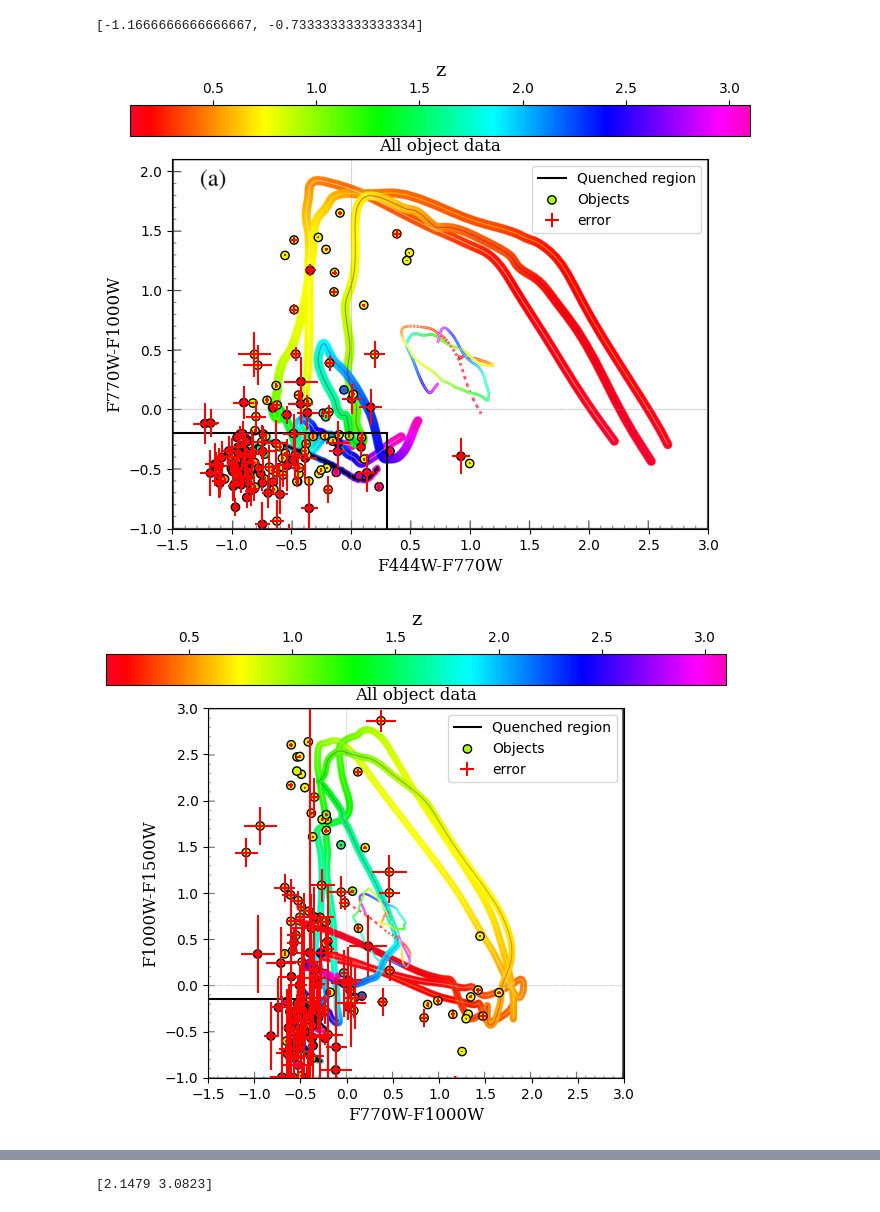
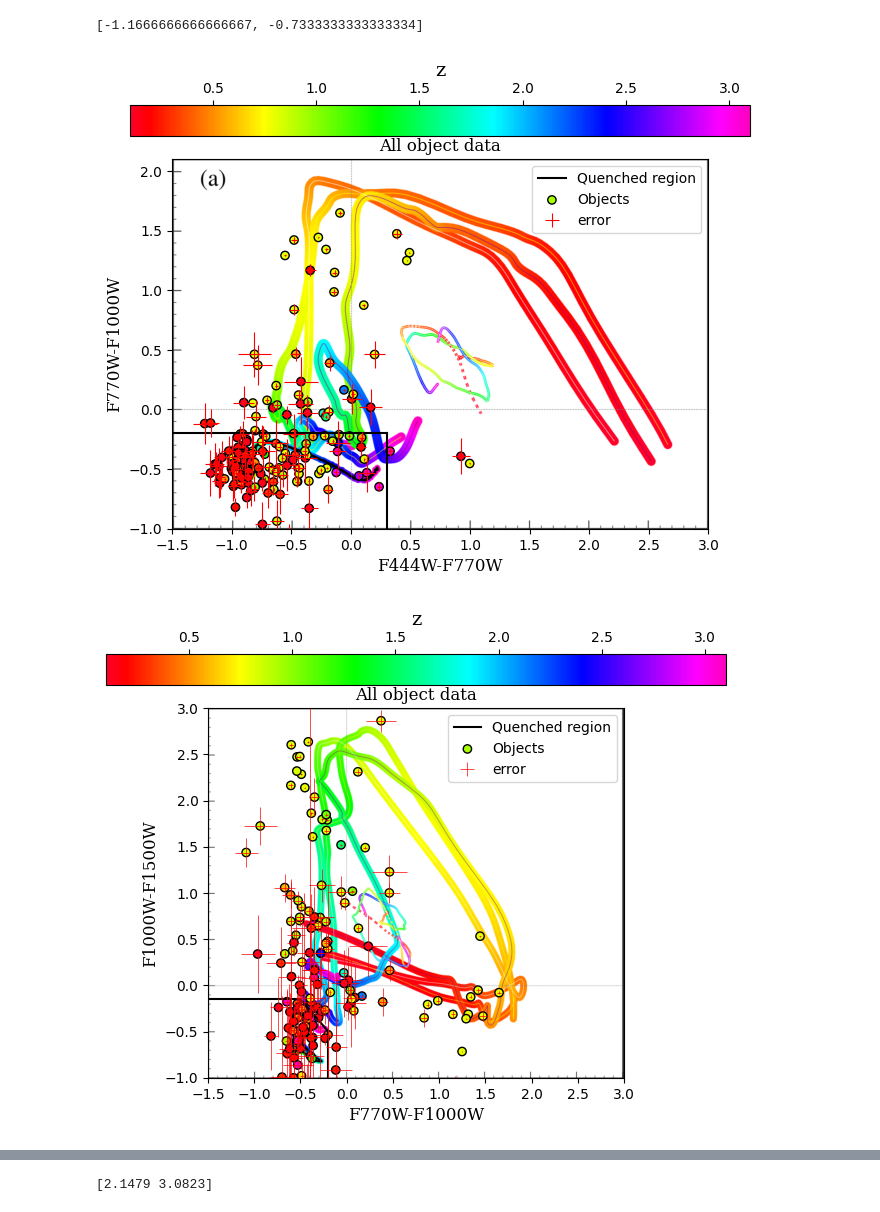
Before and after one commit to StellaWasTaken/1st-year-project, a Jupyter notebook: CSFG data results.ipynb, the cells around one changed output, grey strips where cells are left out. Cells and saved outputs as stored; diff of their text form; code cells hidden in the pictures.

```diff
--- a/CSFG data results.ipynb
+++ b/CSFG data results.ipynb
@@ -120,34 +120,34 @@ plt.plot(boxh[0], boxh[1], color="k", label="Quenched region")
 plt.plot(boxv[0], boxv[1], color="k")
 implot = plt.imshow(fig1, extent=[-1.5, 3, -1, 2.1])
 allplot1 = plt.scatter(M47, M710fig1, c=redfig1, marker="o", vmin=0.1, vmax=3.1, label = "Objects", cmap=sm, edgecolors="k")
 plt.colorbar(allplot1, orientation="horizontal", location="top").set_label(label='z',size=14,**newfont)
-plt.errorbar(M47, M710fig1, yerr=M710fig1e, xerr=M47e, linestyle = "", color="r", label = "error")
+plt.errorbar(M47, M710fig1, yerr=M710fig1e, xerr=M47e, linestyle = "", color="r", label = "error", elinewidth=0.8)
 plt.title("All object data", **newfont, fontsize=12)
 plt.xlabel("F444W-F770W", **newfont, fontsize=12)
 plt.ylabel("F770W-F1000W", **newfont, fontsize=12)
 plt.xlim(-1.5, 3)
 plt.ylim(-1, 2.1)
 plt.legend()
 #plt.grid()
 plt.show()
 
 #fig2 plot
 plt.figure(figsize=(8, 6))
 plt.plot(fictdatlinear[0], fictdatlinear[1], color="k", label="Quenched region")
 plt.plot(fictdathline[0], fictdathline[1], color="k")
 plt.plot(fictdatvline[0], fictdatvline[1], color="k")
 implot = plt.imshow(fig2, extent=[-1.5, 3, -1, 3])
 allplot2 = plt.scatter(M710fig2, M115, c=redfig2, marker="o", vmin=0.1, vmax=3.1, label = "Objects", cmap=sm, edgecolors="k")
 plt.colorbar(allplot2, orientation="horizontal", location="top").set_label(label='z',size=14,**newfont)
-plt.errorbar(M710fig2, M115, yerr=M115e, xerr=M710fig2e, linestyle = "", color="r", label = "error") #VERY large errors
+plt.errorbar(M710fig2, M115, yerr=M115e, xerr=M710fig2e, linestyle = "", color="r", label = "error", elinewidth=0.5) #VERY large errors
 plt.title("All object data", **newfont, fontsize=12)
 plt.xlabel("F770W-F1000W", **newfont, fontsize=12)
 plt.ylabel("F1000W-F1500W", **newfont, fontsize=12)
 plt.xlim(-1.5, 3)
 plt.ylim(-1, 3)
 plt.legend()
 #plt.grid()
 plt.show()
 # %% [output]
-[figure, old version]
+[figure, new version]
-[figure, old version]
+[figure, new version]
```
Also changed, not shown: parts of 1 cell of this notebook.
